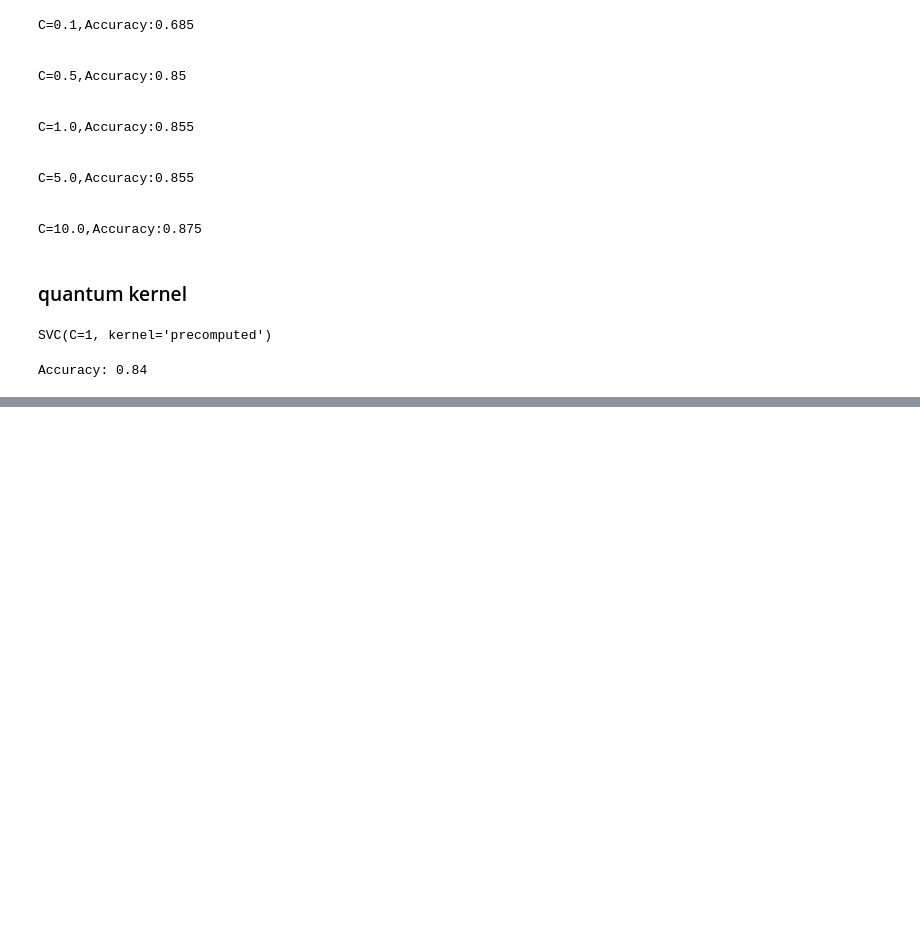
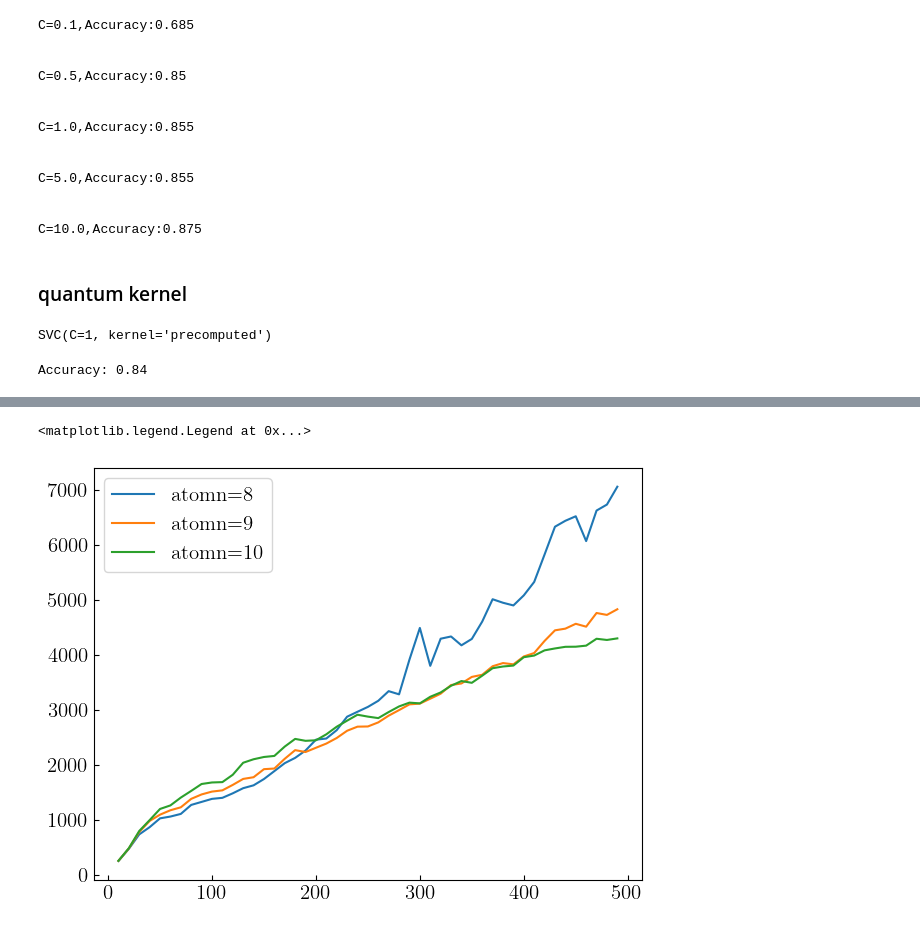
Before and after one commit to qazwsx351789/Analog-QSVM, a Jupyter notebook: Example_MNIST.ipynb, the cells around one changed output, grey strips where cells are left out. Cells and saved outputs as stored; diff of their text form; code cells hidden in the pictures; blank space fills up the shorter version.

```diff
--- a/Example_MNIST.ipynb
+++ b/Example_MNIST.ipynb
@@ -125,7 +122,8 @@ Q.show_kmatrix(train = _k_rbf_tr , test = _k_rbf_te,name = "")
 # %% [output]
 [figure]
 # %%
-clf = SVC(kernel="precomputed",C=1)
+c=1
+clf = SVC(kernel="precomputed",C=c)
 clf.fit(_k_rbf_tr, trainlabels)
 y_pred = clf.predict(_k_rbf_te)
 accuracy = np.mean(y_pred == testlabels)
@@ -173,0 +234,9 @@ Accuracy: 0.84
+# %%
+start=7
+for i,ll in enumerate(s[start:],1):
+    plt.plot( range(10,500,10),ll,label=f"atomn={i+start}")
+
+plt.legend()
+# %% [output]
+<matplotlib.legend.Legend at 0x...>
+[figure, added]
```
Also changed, not shown: parts of 11 cells of this notebook, 3 other files.
